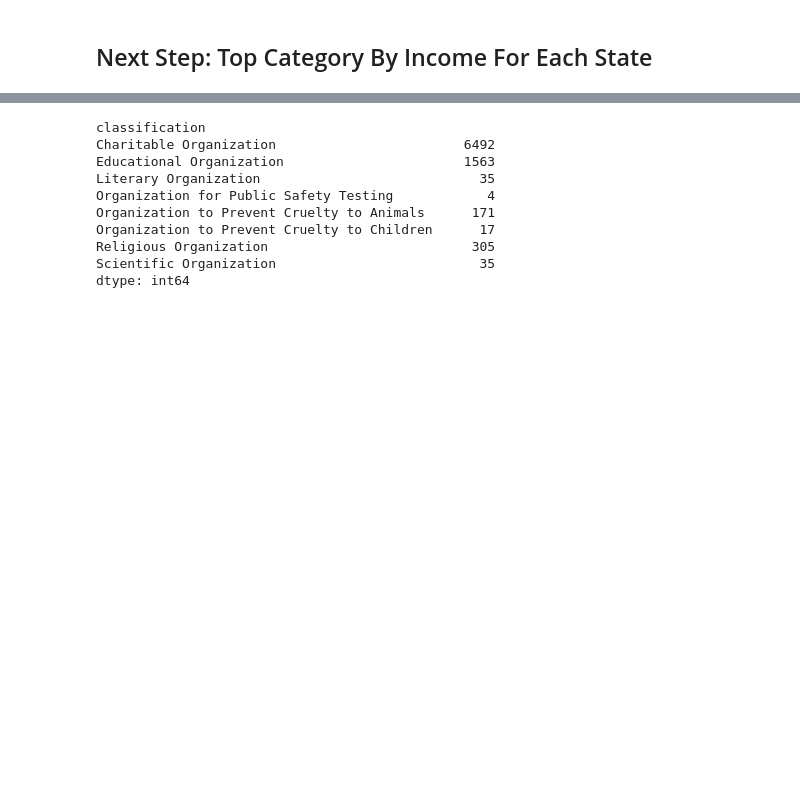
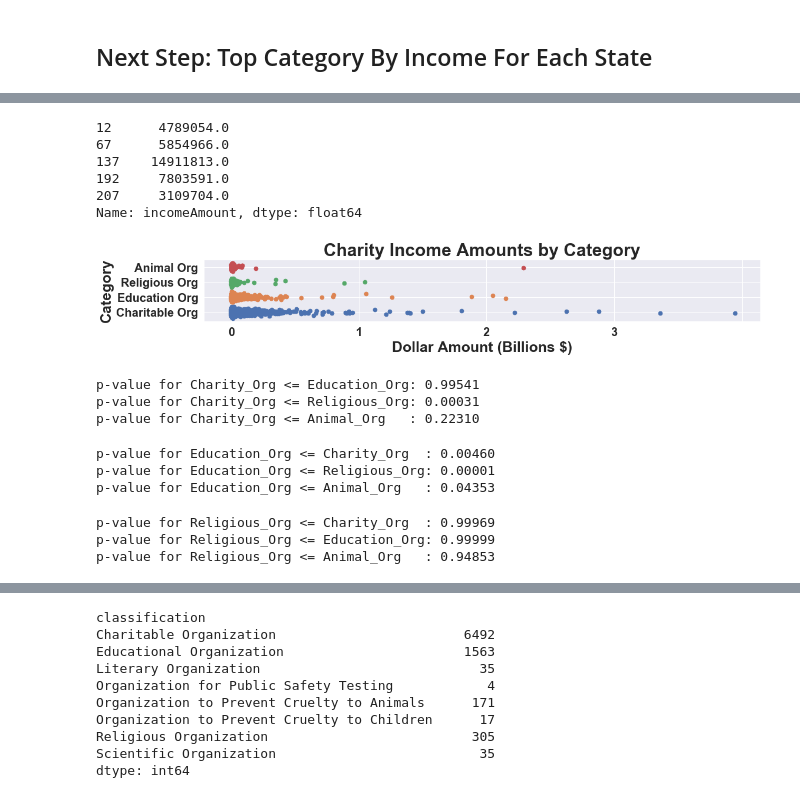
Before and after one commit to jackvessa/Capstone1_Givz_EDA, a Jupyter notebook: Charity_Navigator_Data_CSV.ipynb, the cells around one changed output, grey strips where cells are left out. Saved outputs shown, nothing was run; the diff lists cells and outputs as text; code cells hidden in the pictures; blank space fills up the shorter version.

```diff
--- a/Charity_Navigator_Data_CSV.ipynb
+++ b/Charity_Navigator_Data_CSV.ipynb
@@ -297,0 +484,74 @@ plt.savefig("Total_Income_By_Category")
+# %%
+charity_df = API_df[API_df["classification"]=="Charitable Organization"]
+Ed_df = API_df[API_df["classification"]=="Educational Organization"]
+Rel_df = API_df[API_df["classification"]=="Religious Organization"]
+Animal_df = API_df[API_df["classification"]=="Organization to Prevent Cruelty to Animals"]
+
+charity_df_incomes = charity_df["incomeAmount"]
+Ed_df_incomes = Ed_df["incomeAmount"]
+Rel_df_incomes = Rel_df["incomeAmount"]
+Animal_df_incomes = Animal_df["incomeAmount"]
+# %%
+Animal_df_incomes.head()
+# %% [output]
+12      4789054.0
+67      5854966.0
+137    14911813.0
+192     7803591.0
+207     3109704.0
+Name: incomeAmount, dtype: float64
+# %%
+fig, ax = plt.subplots(1, figsize=(16, 3))
+
+ax.scatter(charity_df_incomes, np.repeat(0, len(charity_df_incomes)) + np.random.normal(0, 0.1, len(charity_df_incomes)), s=45)
+ax.scatter(Ed_df_incomes, np.repeat(1, len(Ed_df_incomes)) + np.random.normal(0, 0.1, len(Ed_df_incomes)), s=45)
+ax.scatter(Rel_df_incomes, np.repeat(2, len(Rel_df_incomes)) + np.random.normal(0, 0.1, len(Rel_df_incomes)), s=45)
+ax.scatter(Animal_df_incomes, np.repeat(3, len(Animal_df_incomes)) + np.random.normal(0, 0.1, len(Animal_df_incomes)), s=45)
+
+ax.set_xticks(np.arange(0,np.max(HS_df_incomes+1000000000), 1000000000))
+ax.set_xticklabels((["0", "1", "2", "3"]),fontsize = 20, weight = "bold")
+ax.set_xlabel("Dollar Amount (Billions $)", fontsize = 25, weight = "bold")
+
+ax.set_yticks([0, 1, 2, 3])
+ax.set_yticklabels(["Charitable Org", "Education Org", "Religious Org", "Animal Org"], fontsize = 20, weight = "bold") ;
+ax.set_ylabel("Category", fontsize = 25, weight = "bold")
+
+ax.set_title("Charity Income Amounts by Category", fontsize = 30, weight = "bold");
+
+plt.tight_layout()
+# plt.savefig("Charity_Income_AMTs_Category")
+# %% [output]
+[figure, added]
+# %%
+res = stats.mannwhitneyu(charity_df_incomes, Ed_df_incomes, alternative="greater")
+print("p-value for Charity_Org <= Education_Org: {:2.5f}".format(res.pvalue))
+res = stats.mannwhitneyu(charity_df_incomes, Rel_df_incomes, alternative="greater")
+print("p-value for Charity_Org <= Religious_Org: {:2.5f}".format(res.pvalue))
+res = stats.mannwhitneyu(charity_df_incomes, Animal_df_incomes, alternative="greater")
+print("p-value for Charity_Org <= Animal_Org   : {:2.5f}".format(res.pvalue))
+# %% [output]
+p-value for Charity_Org <= Education_Org: 0.99541
+p-value for Charity_Org <= Religious_Org: 0.00031
+p-value for Charity_Org <= Animal_Org   : 0.22310
+# %%
+res = stats.mannwhitneyu(Ed_df_incomes, charity_df_incomes, alternative="greater")
+print("p-value for Education_Org <= Charity_Org  : {:2.5f}".format(res.pvalue))
+res = stats.mannwhitneyu(Ed_df_incomes, Rel_df_incomes, alternative="greater")
+print("p-value for Education_Org <= Religious_Org: {:2.5f}".format(res.pvalue))
+res = stats.mannwhitneyu(Ed_df_incomes, Animal_df_incomes, alternative="greater")
+print("p-value for Education_Org <= Animal_Org   : {:2.5f}".format(res.pvalue))
+# %% [output]
+p-value for Education_Org <= Charity_Org  : 0.00460
+p-value for Education_Org <= Religious_Org: 0.00001
+p-value for Education_Org <= Animal_Org   : 0.04353
+# %%
+res = stats.mannwhitneyu(Rel_df_incomes, charity_df_incomes, alternative="greater")
+print("p-value for Religious_Org <= Charity_Org  : {:2.5f}".format(res.pvalue))
+res = stats.mannwhitneyu(Rel_df_incomes, Ed_df_incomes, alternative="greater")
+print("p-value for Religious_Org <= Education_Org: {:2.5f}".format(res.pvalue))
+res = stats.mannwhitneyu(Rel_df_incomes, Animal_df_incomes, alternative="greater")
+print("p-value for Religious_Org <= Animal_Org   : {:2.5f}".format(res.pvalue))
+# %% [output]
+p-value for Religious_Org <= Charity_Org  : 0.99969
+p-value for Religious_Org <= Education_Org: 0.99999
+p-value for Religious_Org <= Animal_Org   : 0.94853
```
Also changed, not shown: parts of 17 cells of this notebook.
